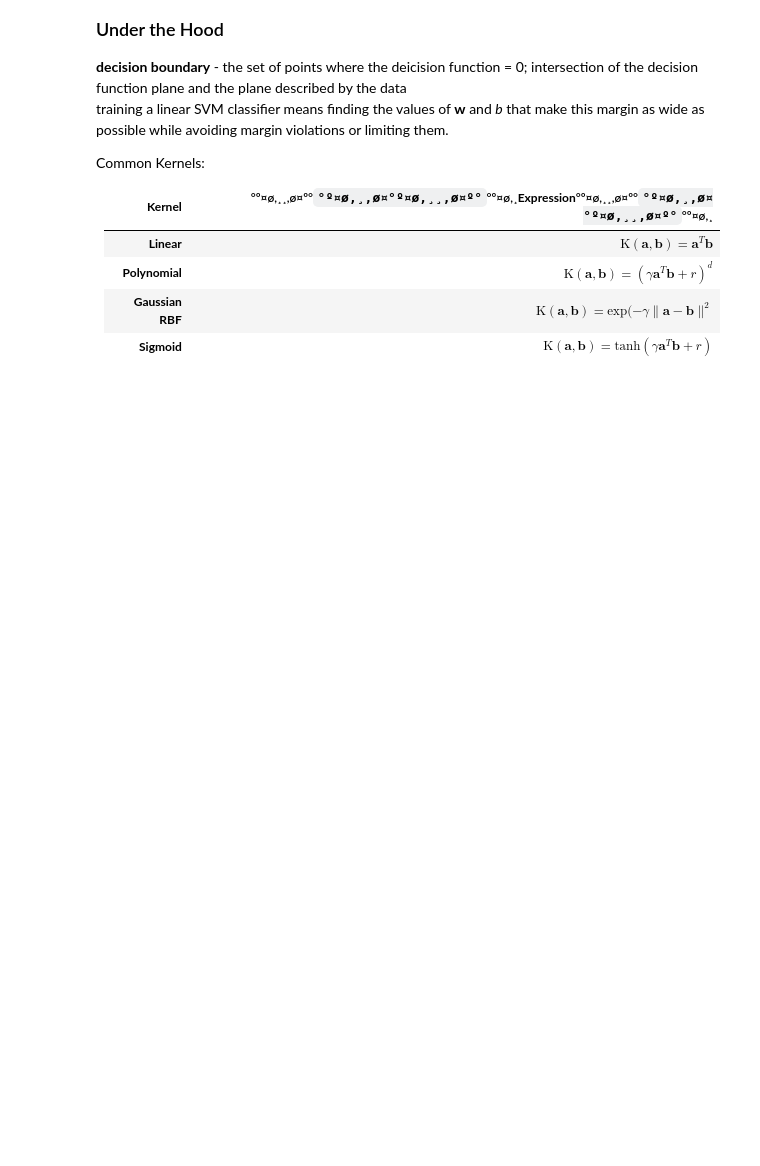
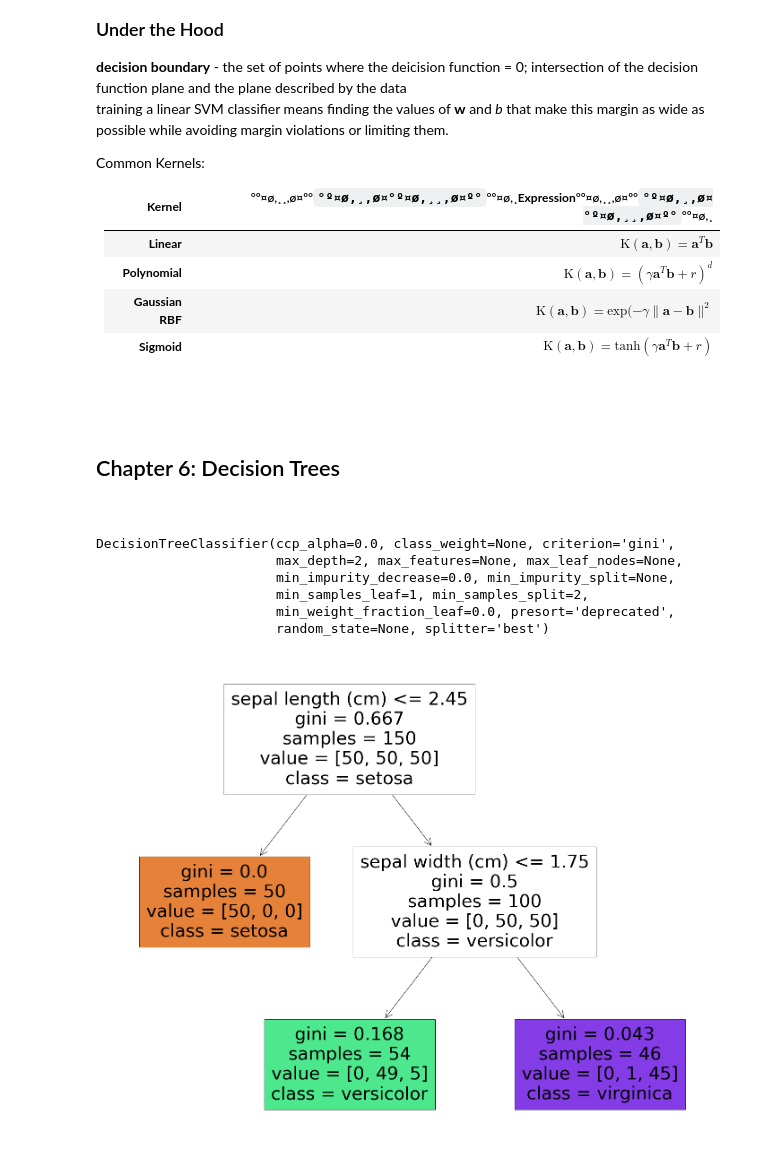
Before and after one commit to SmilodonCub/ReadingLearningTinkering, a Jupyter notebook: ML_wSKLKTF/HandsOn_ML_notes.ipynb, the cells around one changed output. Saved outputs shown, nothing was run; the diff lists cells and outputs as text; code cells hidden in the pictures; blank space fills up the shorter version.

Commit message:
Decision Trees

```diff
--- a/ML_wSKLKTF/HandsOn_ML_notes.ipynb
+++ b/ML_wSKLKTF/HandsOn_ML_notes.ipynb
@@ -2117,3 +2117,38 @@ Common Kernels:
 | **Sigmoid**      | $\mbox{K}(\mathbf{a},\mathbf{b})=\mbox{tanh} (\gamma \mathbf{a}^T\mathbf{b} + r)$    |
 
 <br>
+# %% [markdown]
+<br>
+
+## Chapter 6: Decision Trees
+
+<br>
+# %%
+# train a decision tree classifier
+from sklearn.datasets import load_iris
+from sklearn.tree import DecisionTreeClassifier
+
+iris = load_iris()
+X = iris.data[ :,2: ]
+y = iris.target
+
+tree_clf = DecisionTreeClassifier( max_depth = 2 )
+tree_clf.fit( X,y )
+# %% [output]
+DecisionTreeClassifier(ccp_alpha=0.0, class_weight=None, criterion='gini',
+                       max_depth=2, max_features=None, max_leaf_nodes=None,
+                       min_impurity_decrease=0.0, min_impurity_split=None,
+                       min_samples_leaf=1, min_samples_split=2,
+                       min_weight_fraction_leaf=0.0, presort='deprecated',
+                       random_state=None, splitter='best')
+# %%
+from sklearn import tree
+
+fig = plt.figure(figsize=(25,20))
+
+_ = tree.plot_tree(tree_clf,
+                   feature_names=iris.feature_names,
+                   class_names=iris.target_names,
+                   filled=True)
+# %% [output]
+[figure, added]
```
Also changed, not shown: parts of 8 cells of this notebook.
